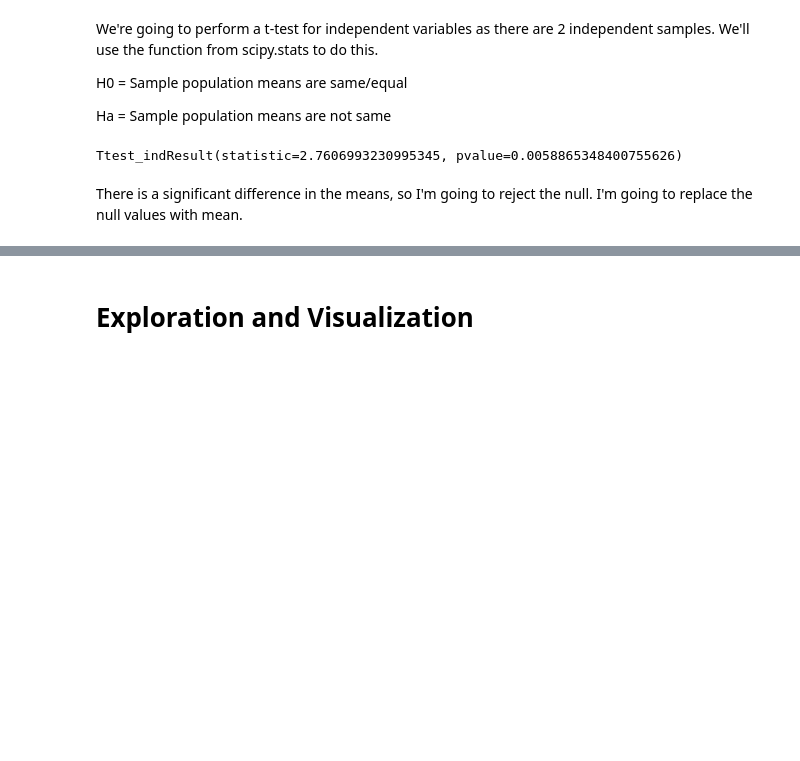
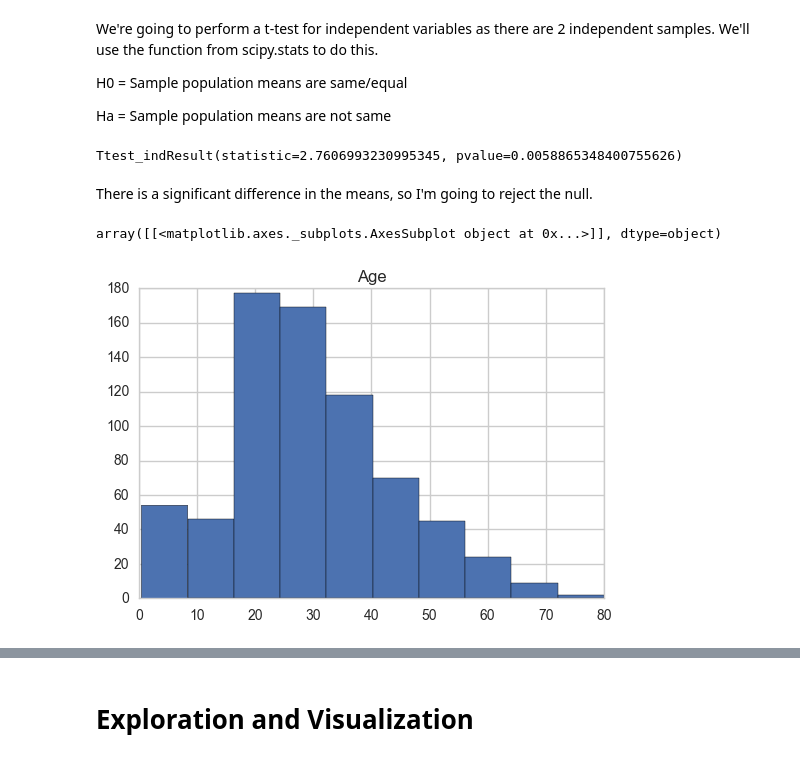
Before and after one commit to ishashankverma/DAND_Titanic_Analysis, a Jupyter notebook: Titanic_Data_Analysis.ipynb, the cells around one changed output, grey strips where cells are left out. Cells and saved outputs as stored; diff of their text form; code cells hidden in the pictures; blank space fills up the shorter version.

```diff
--- a/Titanic_Data_Analysis.ipynb
+++ b/Titanic_Data_Analysis.ipynb
@@ -129,4 +128,9 @@ stats.ttest_ind(age_notnull['Survived'], age_null['Survived'])
 # %% [output]
 Ttest_indResult(statistic=2.7606993230995345, pvalue=0.0058865348400755626)
 # %% [markdown]
-There is a significant difference in the means, so I'm going to reject the null. I'm going to replace the null values with mean.
+There is a significant difference in the means, so I'm going to reject the null.
+# %%
+titanic_df.hist('Age')
+# %% [output]
+array([[<matplotlib.axes._subplots.AxesSubplot object at 0x...>]], dtype=object)
+[figure, added]
```
Also changed, not shown: parts of 28 cells of this notebook, 1 other file.
